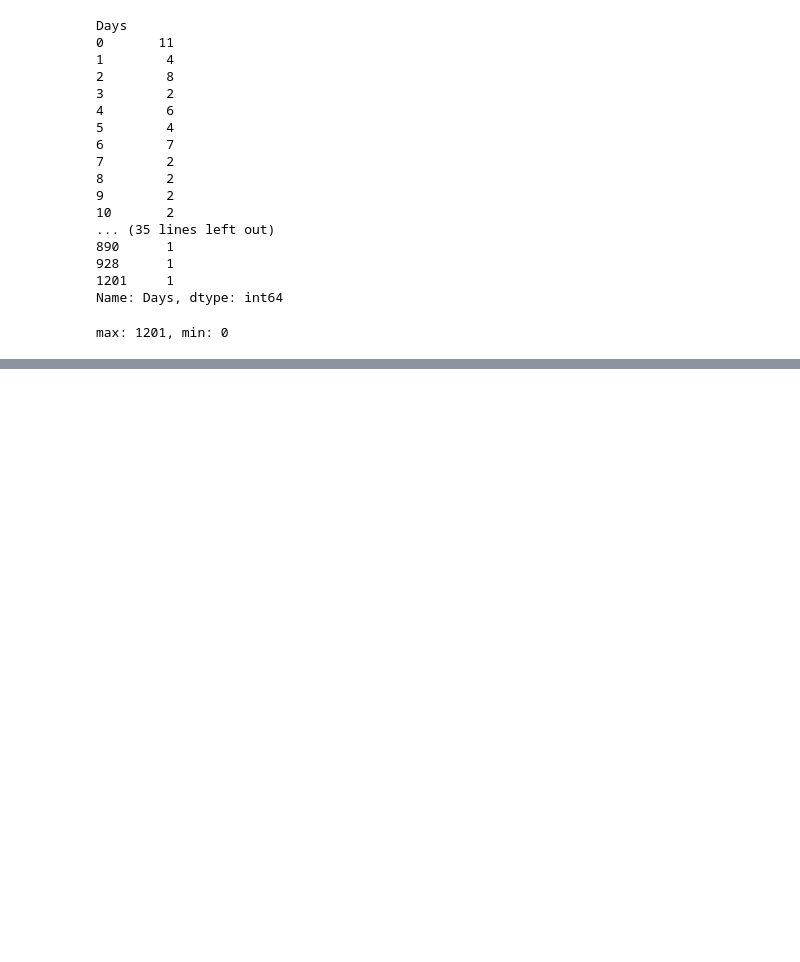
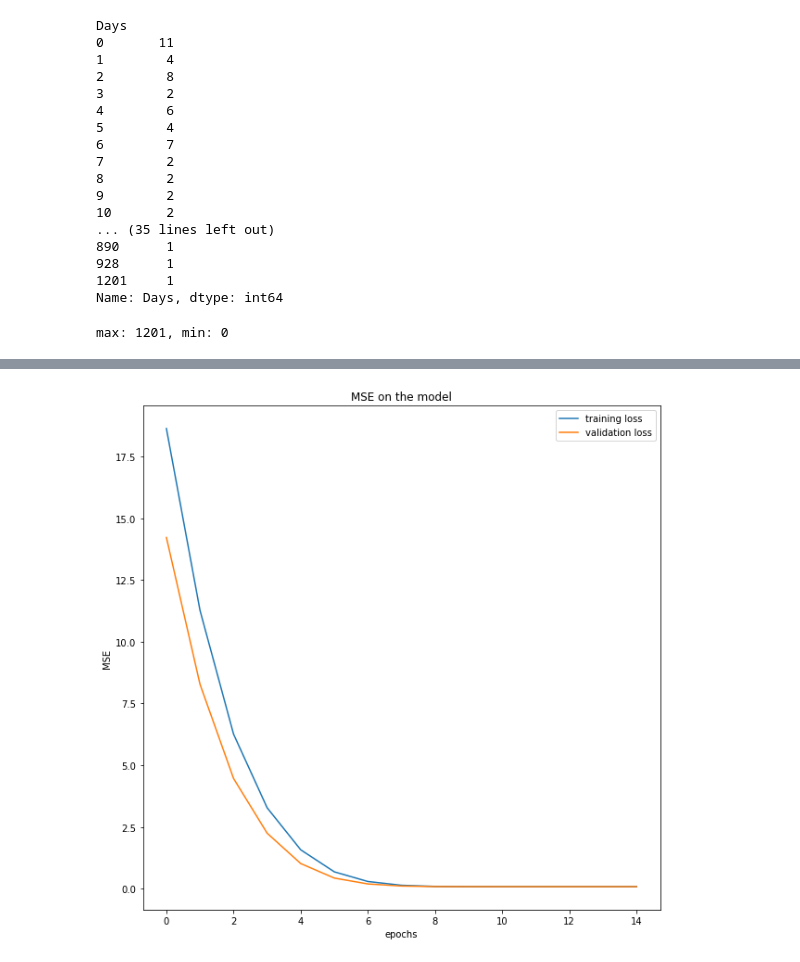
Before and after one commit to jill-data/DL-Insurance-Fraud-Detection, a Jupyter notebook: Preprep.ipynb, the cells around one changed output, grey strips where cells are left out. Cells and saved outputs as stored; diff of their text form; code cells hidden in the pictures; blank space fills up the shorter version.

```diff
--- a/Preprep.ipynb
+++ b/Preprep.ipynb
@@ -345,0 +751,11 @@ t: 19, d: 4.07, h: 17.25
+# %%
+best_hps=tuner.get_best_hyperparameters()[0]
+print(best_hps['num_units_l1'])
+print(best_hps['num_units_l2'])
+print(best_hps['num_units_l3'])
+# print(best_hps['num_units_l4'])
+# print(best_hps['num_units_l5'])
+print(best_hps['optimizer'])
+print(best_hps['dropout_rate'])
+print(best_hps['learning_rate'])
+print(best_hps['batch_size'])
@@ -345,0 +907,11 @@ t: 19, d: 4.07, h: 17.25
+# %%
+plt.figure(figsize=(10,10))
+plt.plot(history.history['loss'])
+plt.plot(history.history['val_loss'])
+plt.legend(["training loss", "validation loss"])
+plt.xlabel("epochs")
+plt.ylabel("MSE")
+plt.title("MSE on the model")
+plt.show()
+# %% [output]
+[figure, added]
```
Also changed, not shown: parts of 32 cells of this notebook.
